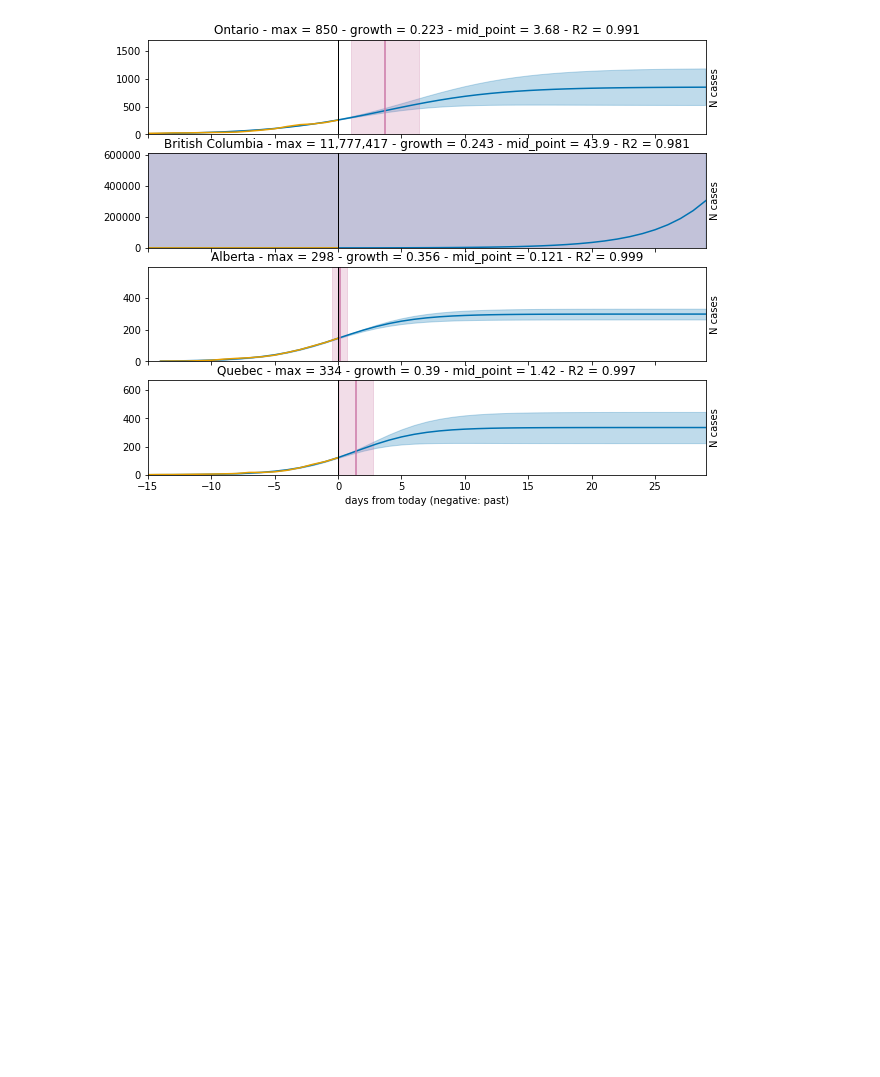
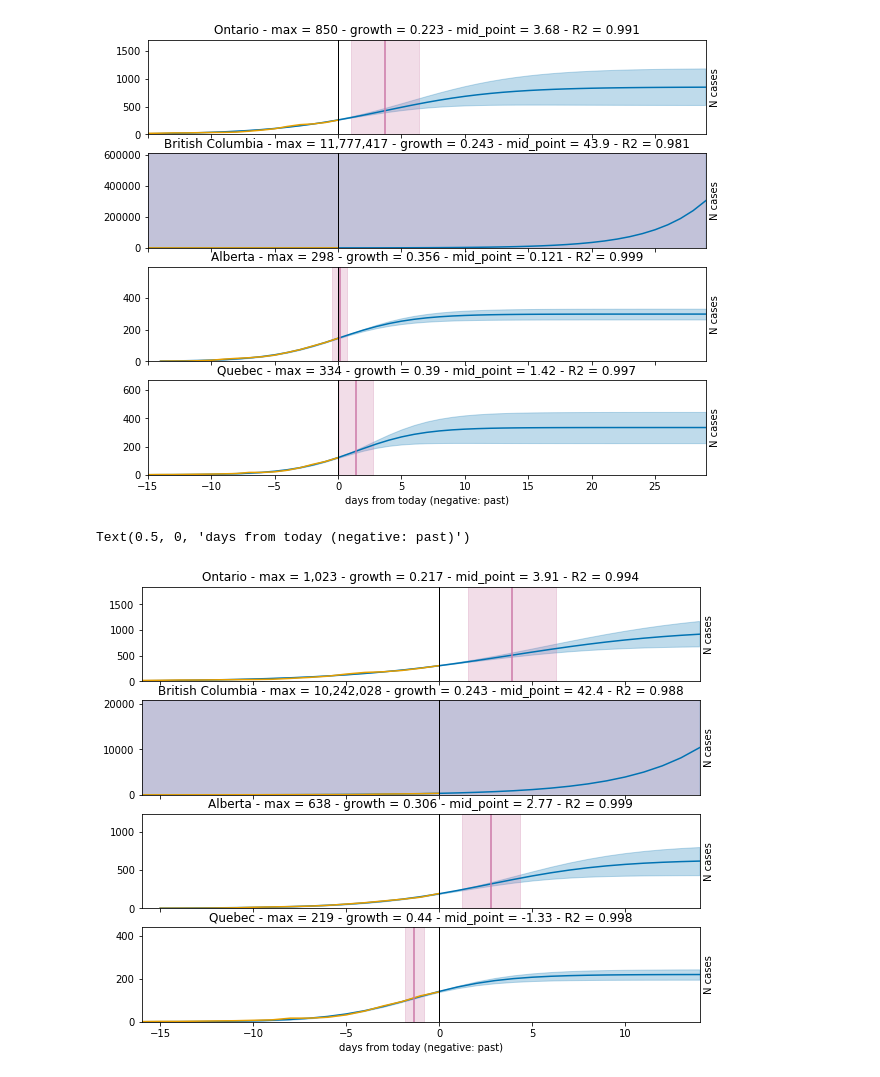
Before and after one commit to weberam2/COVID19BC, a Jupyter notebook: Sigmoid.ipynb, the cells around one changed output. Saved outputs shown, nothing was run; the diff lists cells and outputs as text; code cells hidden in the pictures; blank space fills up the shorter version.

```diff
--- a/Sigmoid.ipynb
+++ b/Sigmoid.ipynb
@@ -242,3 +242,60 @@ ax[len(ax)-1].set_xlabel('days from today (negative: past)')
 # %% [output]
 Text(0.5, 0, 'days from today (negative: past)')
 [figure]
+# %%
+df = pd.read_csv('time_series_19-covid-Confirmed.csv', error_bad_lines=False)
+
+countries = ['Ontario','British Columbia','Alberta','Quebec']
+
+#countries = provinces
+
+fig,ax = plt.subplots(len(countries),1,sharex='all')
+fig.set_size_inches(10,2*len(countries), forward=True)
+for i,country in enumerate(countries):
+    if country=='all':
+        values = df.sum().values[4:]
+    else:
+        values = df[df['Province/State']==country].sum().values[4:]
+    if np.any(np.diff(values>1)):
+        start = np.where(np.diff(values>1))[0][0]
+    else:
+        start = 0
+    x=np.arange(-len(values)+1,1)[start:]
+    x2=np.arange(-len(values)+1,15)[start:]
+
+    values=values[start:]
+
+    f_logistic = lambda x, L, k, x0: L/(1+np.exp(-k*(x-x0)))
+    pars = lmfit.Parameters()
+    pars.add_many(('L', 5000, True, 0.0, 1e8, None),
+                  ('k', 0.1, True, 0, 1e5, None),
+                  ('x0', 0, True ,-1e5, 1e5, None))
+    gmodel = lmfit.Model(f_logistic)
+    out = gmodel.fit(values.astype('float'), x=x, params=pars)
+    dely = out.eval_uncertainty(x=x2, sigma=1)
+    best=out.eval(x=x2)
+
+    ax[i].plot(x2,best,cp[5])
+    ax[i].fill_between(x2,best - dely,best + dely,color=cp[5],alpha=0.25)
+    ax[i].plot(x,values,cp[1])
+
+    ax[i].set_title(country+" - max = " + "{:,}".format(out.params['L'].value.astype('int')) +
+                            " - growth = " + "{:0.3}".format(out.params['k'].value)+
+                            " - mid_point = " + "{:.3}".format(out.params['x0'].value)+
+                            " - R2 = " + "{:.3}".format((1-np.sum(out.residual**2.0)/np.sum(values**2.0))))
+
+    ax[i].axvline(x=0,color='k',lw=1)
+    ax[i].set_ylim([0,np.max(best)*2.0])
+
+    c_err = out.params['x0'].stderr
+    c = out.params['x0'].value
+    ax[i].axvline(x=c,color=cp[7])
+    ax[i].fill_betweenx(ax[i].get_ylim(),c-c_err,c+c_err,color=cp[7],alpha=0.25)
+    ax[i].set_xlim([np.min(x2),np.max(x2)])
+    ax[i].set_ylabel('N cases')
+    ax[i].yaxis.set_label_position("right")
+ax[len(ax)-1].set_xlabel('days from today (negative: past)')
+#fig.savefig('corona_logistic.png')
+# %% [output]
+Text(0.5, 0, 'days from today (negative: past)')
+[figure, added]
```
Also changed, not shown: 9 other files.
